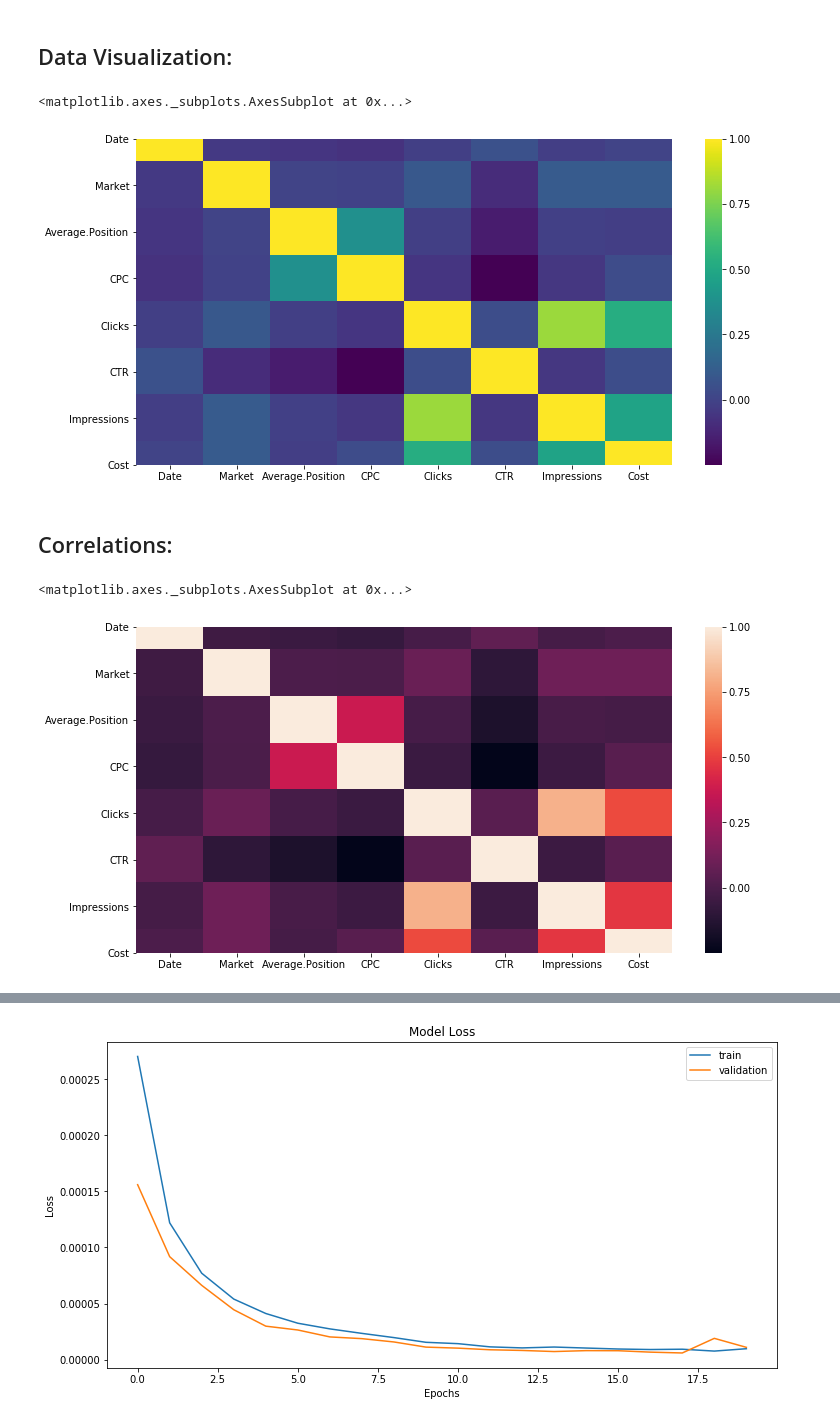
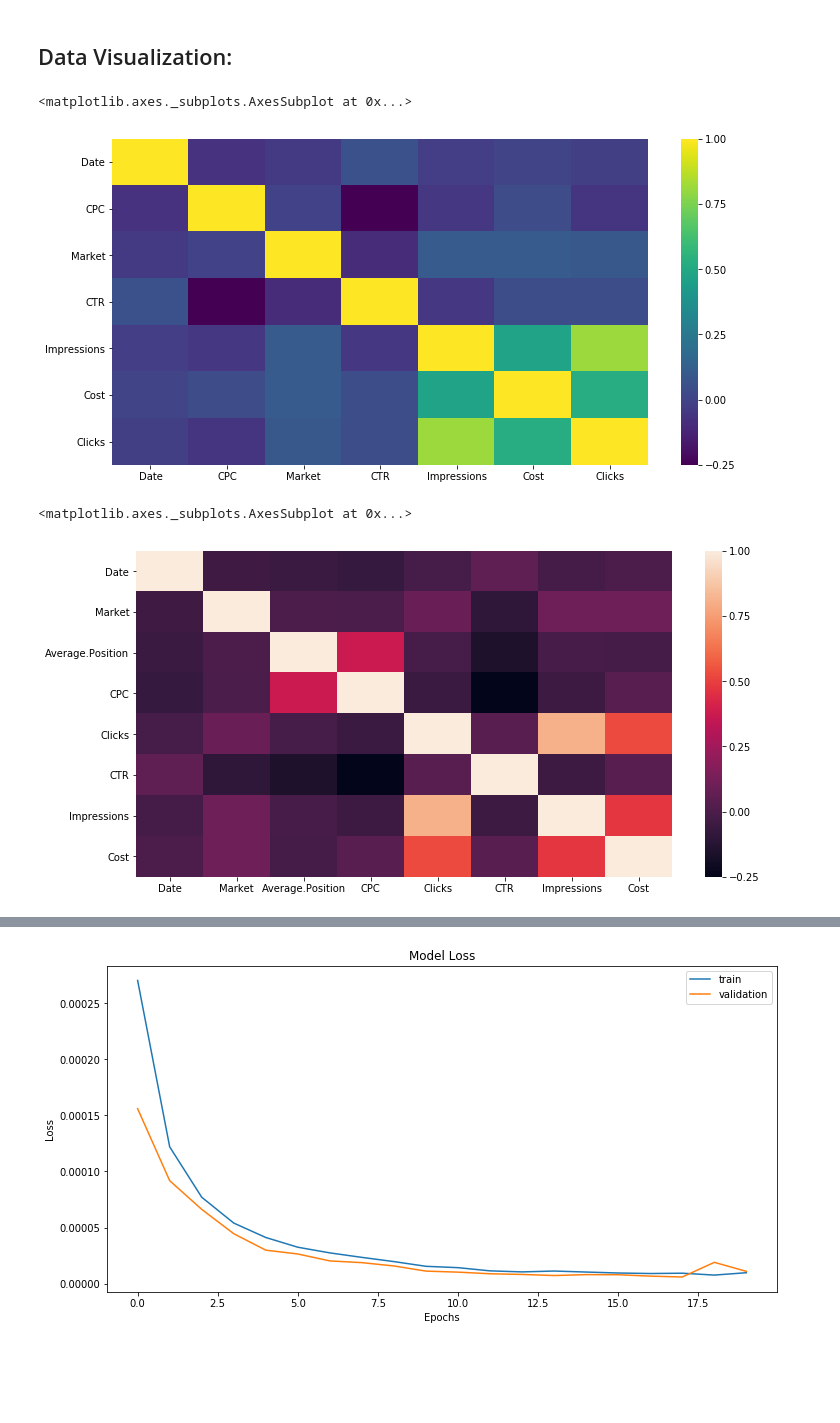
Before and after one commit to umairgillani93/DS-projects, a Jupyter notebook: Web_Traffic_Predictions/Click Predictions(Dropping Date, Keyword, plus dropping all the Zeros values for CPC # 3).ipynb, the cells around one changed output, grey strips where cells are left out. Cells and saved outputs as stored; diff of their text form; code cells hidden in the pictures; blank space fills up the shorter version.

```diff
--- a/Web_Traffic_Predictions/Click Predictions(Dropping Date, Keyword, plus dropping all the Zeros values for CPC # 3).ipynb
+++ b/Web_Traffic_Predictions/Click Predictions(Dropping Date, Keyword, plus dropping all the Zeros values for CPC # 3).ipynb
@@ -147,5 +122,0 @@ memory usage: 15.5+ MB
-# %%
-new_df = shuffle(new_df)
-new_df.head()
-
-new_df['Market'].nunique()
@@ -201,16 +156,9 @@ new_df.head()
 # %%
-scaler = MinMaxScaler()
+scaler = StandardScaler()
 scaler.fit(new_df[['Date', 'CPC', 'Market', 'CTR', 'Impressions', 'Cost', 'Clicks']])
 scaled_features = scaler.transform(new_df[['Date', 'CPC', 'Market', 'CTR', 'Impressions', 'Cost', 'Clicks']])
-scaled_df = pd.DataFrame(data = scaled_features, columns = ['Date', 'CPC', 'Market', 'CTR', 'Impressions', 'Cost', 'Clicks'])
+scaled_df = pd.DataFrame(scaled_features, columns = ['Date', 'CPC', 'Market', 'CTR', 'Impressions', 'Cost', 'Clicks'])
 scaled_df.head()
-X = data
-y = df['Clicks']
 
-X_train, X_test, y_train, y_test = train_test_split(X, y, test_size = 0.3, random_state = 101)
-# Randome Linear Regression Test
-model = LinearRegression()
-model.fit(X_train, y_train)
-predictions = model.predict(X_test)
-print("Prediction Accuracy: {0:0.3f}".format(metrics.r2_score(y_test, predictions) * 100))
+scaled_df.head()
 # %% [output]
@@ -232,17 +185,15 @@ Prediction Accuracy: 72.108
 
 #max(clicks)
 # %%
-corr = new_df.corr()
+corr = scaled_df.corr()
 
 plt.figure(figsize = (12,6))
 sns.heatmap(data = corr, cmap = 'viridis')
 # %% [output]
 <matplotlib.axes._subplots.AxesSubplot at 0x...>
-[figure, old version]
+[figure, new version]
 # %%
 #sns.distplot((y_test-predictions), bins = 30)
-# %% [markdown]
-## Correlations:
 # %%
 corr = new_df.corr()
 # %%
@@ -250,7 +201,7 @@ plt.figure(figsize = (12,6))
 sns.heatmap(corr)
 # %% [output]
 <matplotlib.axes._subplots.AxesSubplot at 0x...>
-[figure, old version]
+[figure, new version]
 # %%
 new_df['Clicks'].corr(new_df['Cost'])
 # %% [output]
```
Also changed, not shown: parts of 36 cells of this notebook.
